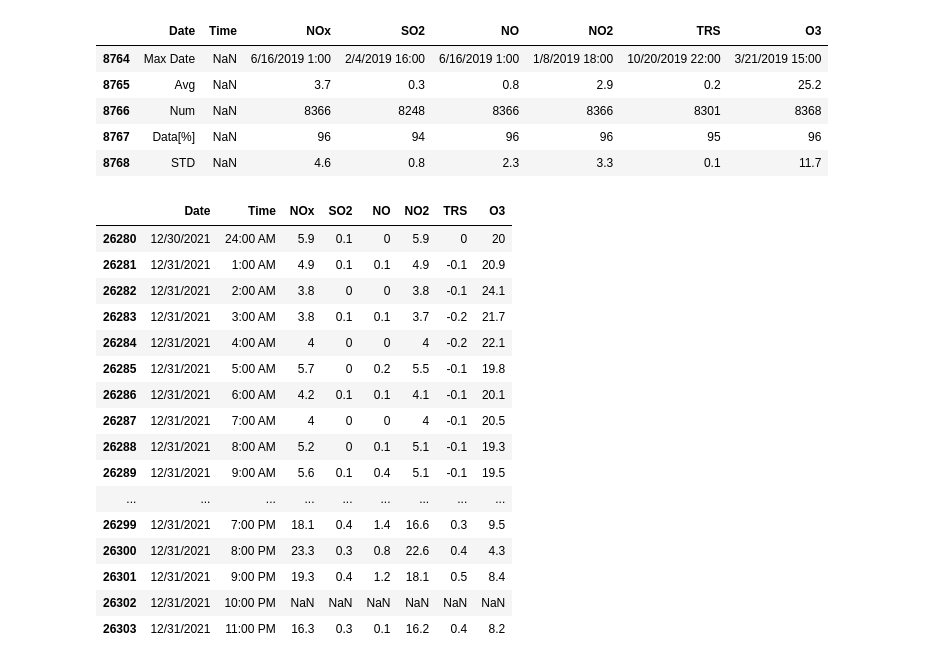
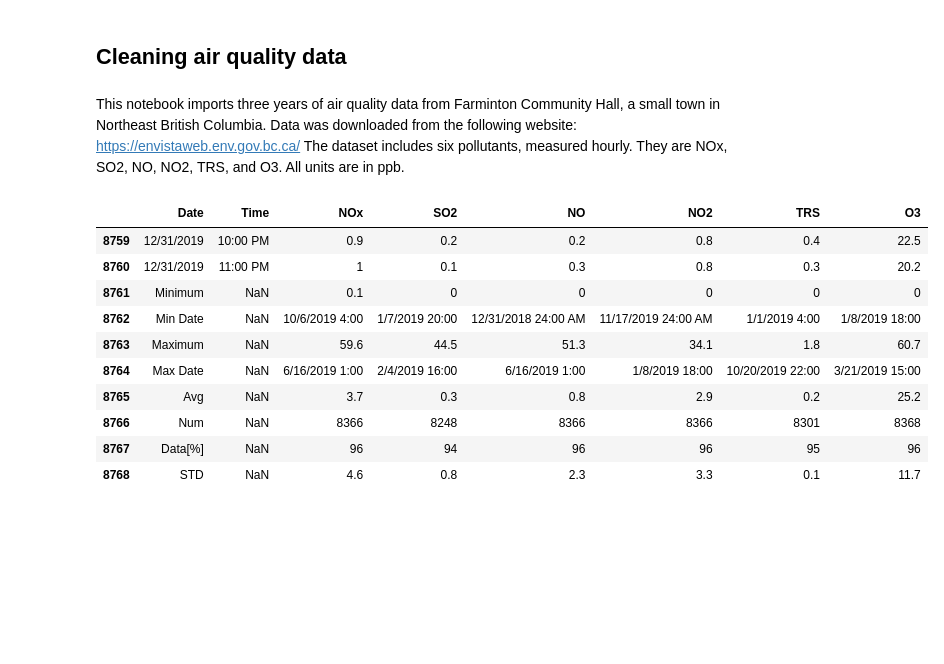
Before and after one commit to mirandadoris/CIV1498_Project2_Pythoneers, a Jupyter notebook: 1-Data_cleaning/AQ_Data_Cleaning.ipynb, the cells around one changed output. Saved outputs shown, nothing was run; the diff lists cells and outputs as text; code cells hidden in the pictures; blank space fills up the shorter version.

```diff
--- a/1-Data_cleaning/AQ_Data_Cleaning.ipynb
+++ b/1-Data_cleaning/AQ_Data_Cleaning.ipynb
@@ -1,3 +1,5 @@
+# %% [markdown]
+## Cleaning air quality data
 # %%
 # Import 3rd party libraries
 import numpy as np
@@ -13,16 +15,24 @@ plt.style.use('fivethirtyeight')
 sns.set_context("notebook")
 import warnings
 warnings.filterwarnings('ignore')
+# %% [markdown]
+This notebook imports three years of air quality data from Farminton Community Hall, a small town in Northeast British Columbia. Data was downloaded from the following website: https://envistaweb.env.gov.bc.ca/
+The dataset includes six pollutants, measured hourly. They are NOx, SO2, NO, NO2, TRS, and O3. All units are in ppb.
 # %%
 # Load in Farmington Community Hall AQ Monitor data into a pd df
 # Note that the second row contains the header names in the csv
-year1 = pd.read_csv(r'C:\Users\user\PycharmProjects\CIV1498Project2\0-Raw_data\2019_aq_data.csv', header=[1])
-year2 = pd.read_csv(r'C:\Users\user\PycharmProjects\CIV1498Project2\0-Raw_data\2020_aq_data.csv', header=[1])
-year3 = pd.read_csv(r'C:\Users\user\PycharmProjects\CIV1498Project2\0-Raw_data\2021_aq_data.csv', header=[1])
+year1 = pd.read_csv(r'C:\Users\efarr\PycharmProjects\CIV1498Project2\0-Raw_data\2019_aq_data.csv', header=[1])
+year2 = pd.read_csv(r'C:\Users\efarr\PycharmProjects\CIV1498Project2\0-Raw_data\2020_aq_data.csv', header=[1])
+year3 = pd.read_csv(r'C:\Users\efarr\PycharmProjects\CIV1498Project2\0-Raw_data\2021_aq_data.csv', header=[1])
 
-year1.tail()
+year1.tail(10)
 # %% [output]
 |  | Date | Time | NOx | SO2 | NO | NO2 | TRS | O3 |
+| 8759 | 12/31/2019 | 10:00 PM | 0.9 | 0.2 | 0.2 | 0.8 | 0.4 | 22.5 |
+| 8760 | 12/31/2019 | 11:00 PM | 1 | 0.1 | 0.3 | 0.8 | 0.3 | 20.2 |
+| 8761 | Minimum | NaN | 0.1 | 0 | 0 | 0 | 0 | 0 |
+| 8762 | Min Date | NaN | 10/6/2019 4:00 | 1/7/2019 20:00 | 12/31/2018 24:00 AM | 11/17/2019 24:00 AM | 1/1/2019 4:00 | 1/8/2019 18:00 |
+| 8763 | Maximum | NaN | 59.6 | 44.5 | 51.3 | 34.1 | 1.8 | 60.7 |
 | 8764 | Max Date | NaN | 6/16/2019 1:00 | 2/4/2019 16:00 | 6/16/2019 1:00 | 1/8/2019 18:00 | 10/20/2019 22:00 | 3/21/2019 15:00 |
 | 8765 | Avg | NaN | 3.7 | 0.3 | 0.8 | 2.9 | 0.2 | 25.2 |
 | 8766 | Num | NaN | 8366 | 8248 | 8366 | 8366 | 8301 | 8368 |
@@ -41,22 +40,0 @@ year3 = year3.iloc[1:]
-# %%
-# Combine 3 years
-FarmingtonCommunityHall_AQ = pd.concat([year1, year2, year3], ignore_index=True)
-FarmingtonCommunityHall_AQ.tail(24)
-# %% [output]
-|  | Date | Time | NOx | SO2 | NO | NO2 | TRS | O3 |
-| 26280 | 12/30/2021 | 24:00 AM | 5.9 | 0.1 | 0 | 5.9 | 0 | 20 |
-| 26281 | 12/31/2021 | 1:00 AM | 4.9 | 0.1 | 0.1 | 4.9 | -0.1 | 20.9 |
-| 26282 | 12/31/2021 | 2:00 AM | 3.8 | 0 | 0 | 3.8 | -0.1 | 24.1 |
-| 26283 | 12/31/2021 | 3:00 AM | 3.8 | 0.1 | 0.1 | 3.7 | -0.2 | 21.7 |
-| 26284 | 12/31/2021 | 4:00 AM | 4 | 0 | 0 | 4 | -0.2 | 22.1 |
-| 26285 | 12/31/2021 | 5:00 AM | 5.7 | 0 | 0.2 | 5.5 | -0.1 | 19.8 |
-| 26286 | 12/31/2021 | 6:00 AM | 4.2 | 0.1 | 0.1 | 4.1 | -0.1 | 20.1 |
-| 26287 | 12/31/2021 | 7:00 AM | 4 | 0 | 0 | 4 | -0.1 | 20.5 |
-| 26288 | 12/31/2021 | 8:00 AM | 5.2 | 0 | 0.1 | 5.1 | -0.1 | 19.3 |
-| 26289 | 12/31/2021 | 9:00 AM | 5.6 | 0.1 | 0.4 | 5.1 | -0.1 | 19.5 |
-| ... | ... | ... | ... | ... | ... | ... | ... | ... |
-| 26299 | 12/31/2021 | 7:00 PM | 18.1 | 0.4 | 1.4 | 16.6 | 0.3 | 9.5 |
-| 26300 | 12/31/2021 | 8:00 PM | 23.3 | 0.3 | 0.8 | 22.6 | 0.4 | 4.3 |
-| 26301 | 12/31/2021 | 9:00 PM | 19.3 | 0.4 | 1.2 | 18.1 | 0.5 | 8.4 |
-| 26302 | 12/31/2021 | 10:00 PM | NaN | NaN | NaN | NaN | NaN | NaN |
-| 26303 | 12/31/2021 | 11:00 PM | 16.3 | 0.3 | 0.1 | 16.2 | 0.4 | 8.2 |
```
Also changed, not shown: parts of 16 cells of this notebook.
